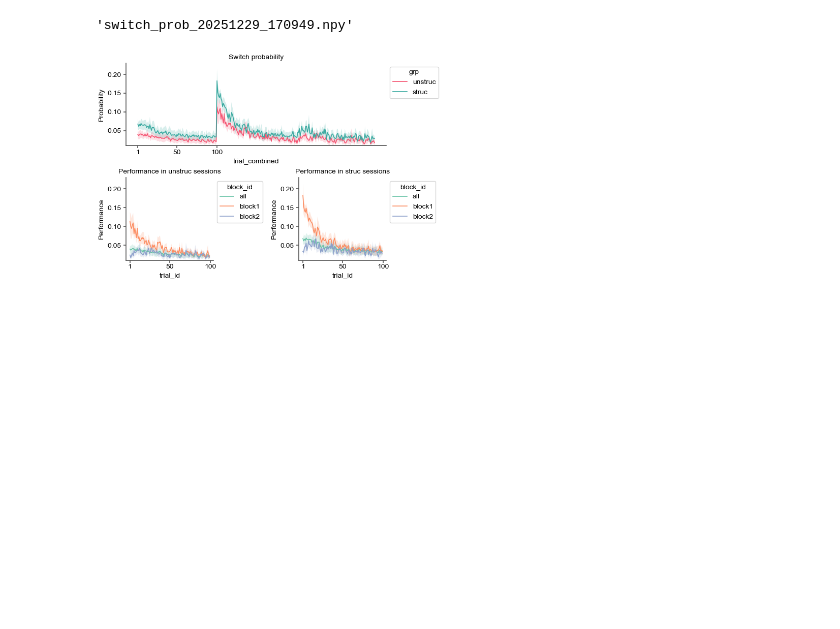
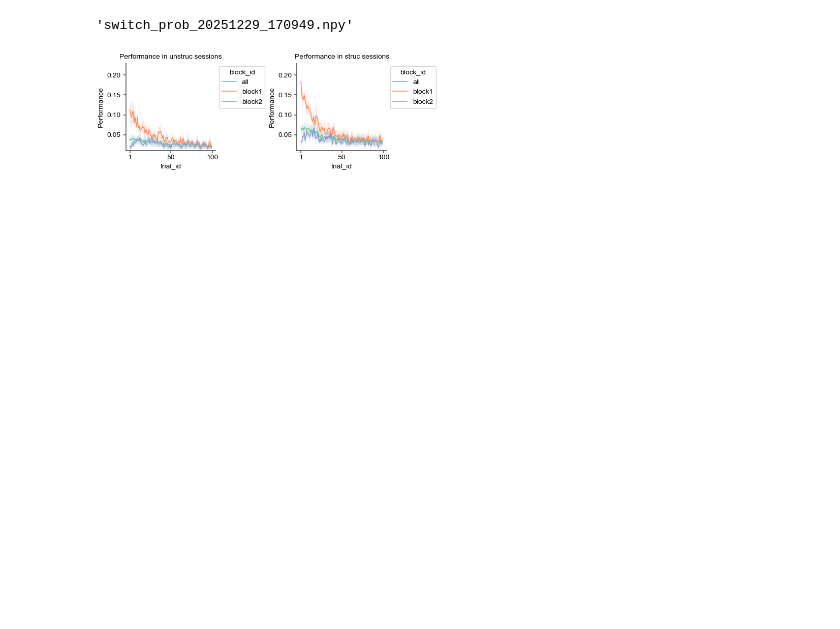
Before and after one commit to bapungiri/py_adlab_bg, a Jupyter notebook: mab_switching_probability1.ipynb, the cells around one changed output. Saved outputs shown, nothing was run; the diff lists cells and outputs as text; code cells hidden in the pictures.

```diff
--- a/mab_switching_probability1.ipynb
+++ b/mab_switching_probability1.ipynb
@@ -657,51 +657,32 @@ import pandas as pd
 from neuropy import plotting
 import mab_subjects
 import matplotlib.pyplot as plt
 from mab_colors import Palette2Arm
 
 df = mab_subjects.GroupData().switch_prob.latest
 
 fig = plotting.Fig(6, 3, fontsize=10)
 
-ax = fig.subplot(fig.gs[0, :2])
-
-sns.lineplot(
-    data=df,
-    x="trial_combined",
-    y="sp",
-    hue="grp",
-    palette=Palette2Arm().as_dict(),
-    ax=ax,
-    lw=1.2,
-    err_kws=dict(edgecolor="none"),
-    errorbar="se",
-)
-ax.set_title("Switch probability")
-ax.set_ylabel("Probability")
-ax.set_xticks([1, 50, 100])
-sns.move_legend(ax, "upper left", bbox_to_anchor=(1, 1))
-ax.set_ylim(0.01, 0.23)
-
 
 for g, grp in enumerate(["unstruc", "struc"]):
-    ax = fig.subplot(fig.gs[1, g])
+    ax = fig.subplot(fig.gs[0, g])
     df_grp = df[df["grp"] == grp]
 
     sns.lineplot(
         data=df_grp,
         x="trial_id",
         y="sp",
         hue="block_id",
         palette="Set2",
         ax=ax,
         lw=1.2,
         err_kws=dict(edgecolor="none"),
         errorbar="se",
     )
     ax.set_title(f"Performance in {grp} sessions")
     ax.set_ylabel("Performance")
     ax.set_xticks([1, 50, 100])
     sns.move_legend(ax, "upper left", bbox_to_anchor=(1, 1))
     ax.set_ylim(0.01, 0.23)
 # %% [output]
-[figure, old version]
+[figure, new version]
```
Also changed, not shown: 2 other files.
